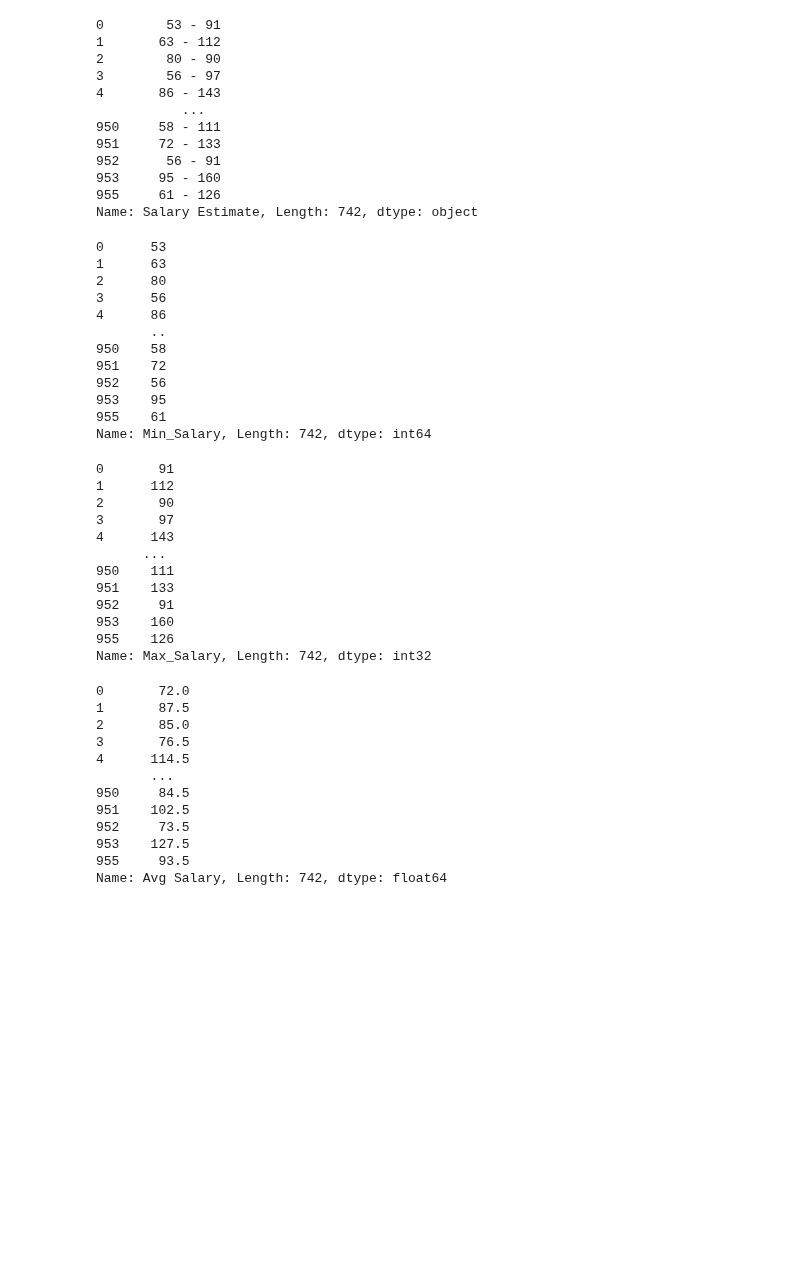
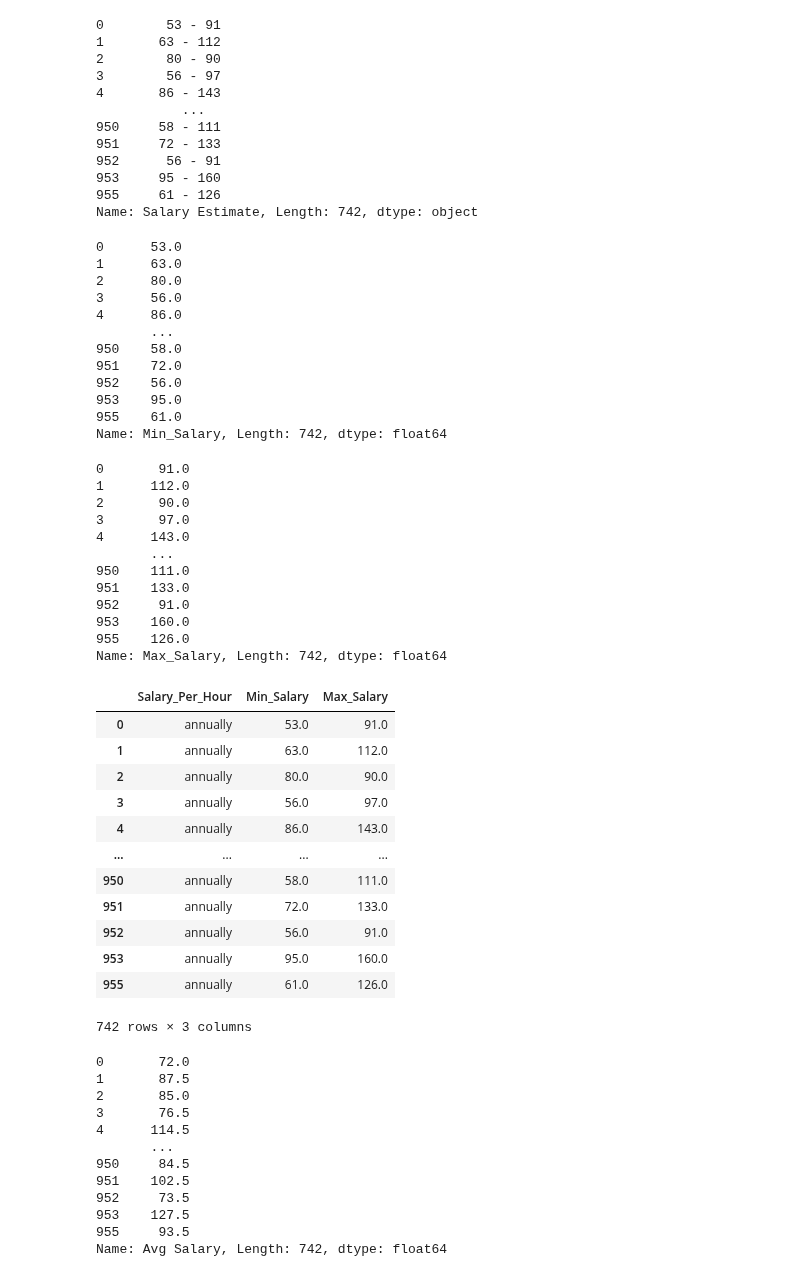
Before and after one commit to Aviost111/ds_project, a Jupyter notebook: data cleaning.ipynb, the cells around one changed output. Cells and saved outputs as stored; diff of their text form; code cells hidden in the pictures; blank space fills up the shorter version.

```diff
--- a/data cleaning.ipynb
+++ b/data cleaning.ipynb
@@ -69,38 +69,56 @@ Name: Salary Estimate, Length: 742, dtype: object
 # %%
 #making a min column column and changing type to int (wanted to have a space instead of _ but it interferes with avg)
 df['Min_Salary'] = without_kd.apply(lambda x: int(x.split('-')[0]))
+df['Min_Salary'] =df.apply(lambda x:x['Min_Salary']*2500/1000 if x['Salary_Per_Hour']=='hourly' else x['Min_Salary'],axis=1)
 df['Min_Salary']
 # %% [output]
-0      53
-1      63
-2      80
-3      56
-4      86
-       ..
-950    58
-951    72
-952    56
-953    95
-955    61
-Name: Min_Salary, Length: 742, dtype: int64
+0      53.0
+1      63.0
+2      80.0
+3      56.0
+4      86.0
+       ...
+950    58.0
+951    72.0
+952    56.0
+953    95.0
+955    61.0
+Name: Min_Salary, Length: 742, dtype: float64
 # %%
 #making a max column and changing type to int
 df['Max_Salary']=without_kd.apply(lambda x:x.split('-')[1])
 df['Max_Salary']=df['Max_Salary'].astype('int')
+df['Max_Salary'] =df.apply(lambda x:x['Max_Salary']*2500/1000 if x['Salary_Per_Hour']=='hourly' else x['Max_Salary'],axis=1)
 df['Max_Salary']
 # %% [output]
-0       91
-1      112
-2       90
-3       97
-4      143
-      ...
-950    111
-951    133
-952     91
-953    160
-955    126
-Name: Max_Salary, Length: 742, dtype: int32
+0       91.0
+1      112.0
+2       90.0
+3       97.0
+4      143.0
+       ...
+950    111.0
+951    133.0
+952     91.0
+953    160.0
+955    126.0
+Name: Max_Salary, Length: 742, dtype: float64
+# %%
+df[['Salary_Per_Hour','Min_Salary','Max_Salary']]
+# %% [output]
+|  | Salary_Per_Hour | Min_Salary | Max_Salary |
+| 0 | annually | 53.0 | 91.0 |
+| 1 | annually | 63.0 | 112.0 |
+| 2 | annually | 80.0 | 90.0 |
+| 3 | annually | 56.0 | 97.0 |
+| 4 | annually | 86.0 | 143.0 |
+| ... | ... | ... | ... |
+| 950 | annually | 58.0 | 111.0 |
+| 951 | annually | 72.0 | 133.0 |
+| 952 | annually | 56.0 | 91.0 |
+| 953 | annually | 95.0 | 160.0 |
+| 955 | annually | 61.0 | 126.0 |
+742 rows × 3 columns
 # %%
 #making an avg column
 df['Avg Salary']=(df.Min_Salary+df.Max_Salary)/2
```
Also changed, not shown: parts of 3 cells of this notebook, 1 other file.
